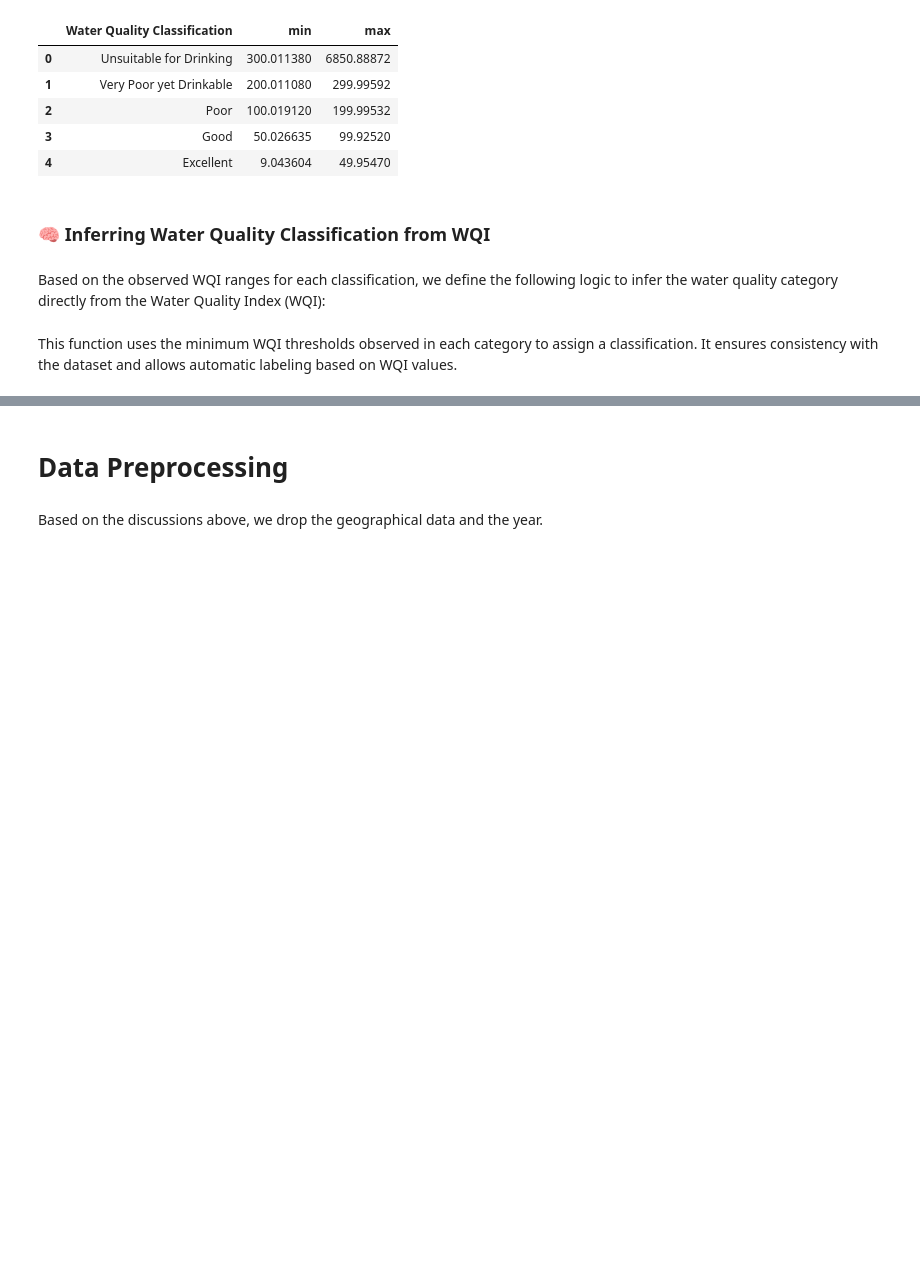
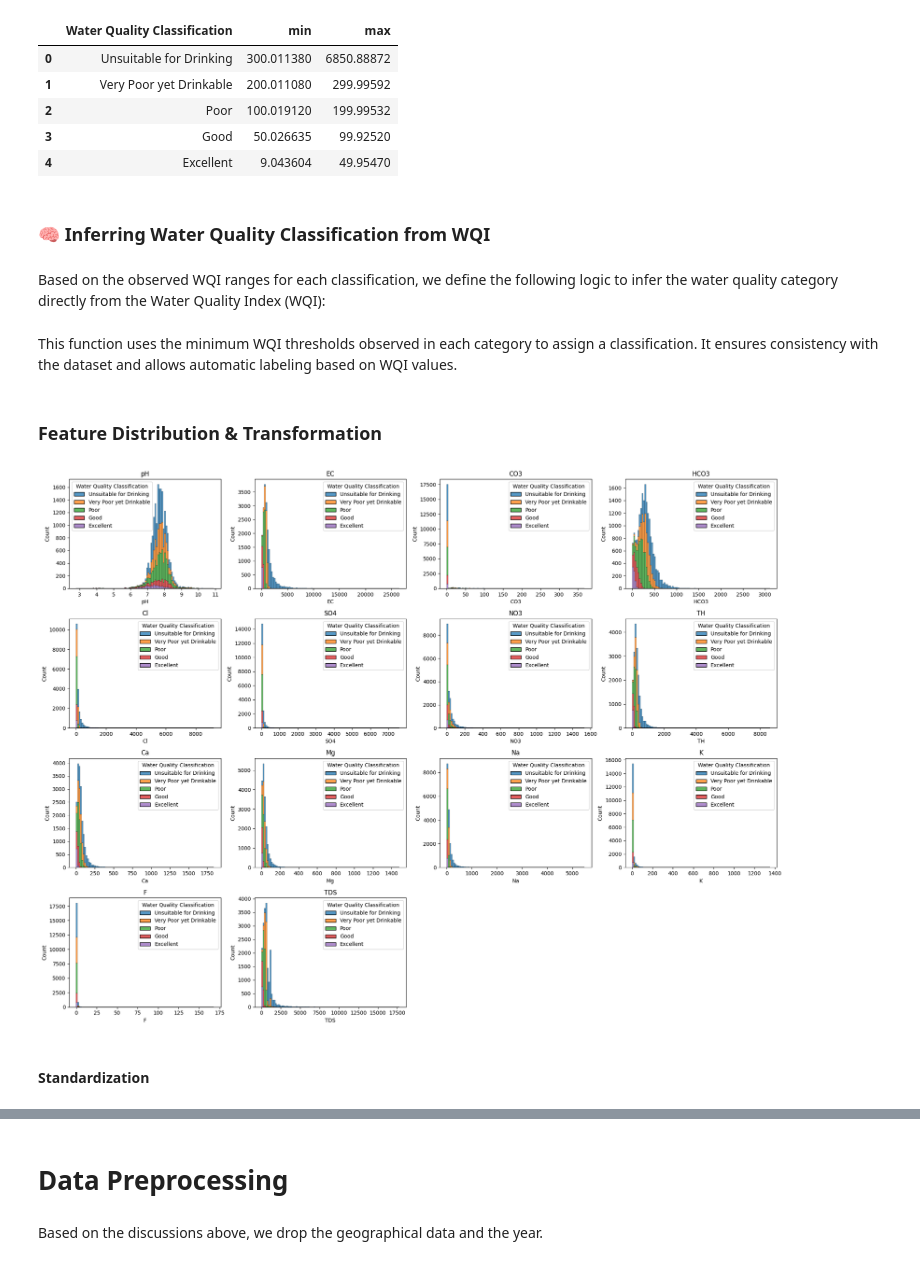
Before and after one commit to aquilina-barhouche/GenAI-Pinnacle-Program, a Jupyter notebook: Module 1 - Intro to DL using PyTorch/01_assignments/assignment_01_water_quality.ipynb, the cells around one changed output, grey strips where cells are left out. Saved outputs shown, nothing was run; the diff lists cells and outputs as text; code cells hidden in the pictures; blank space fills up the shorter version.

```diff
--- a/Module 1 - Intro to DL using PyTorch/01_assignments/assignment_01_water_quality.ipynb
+++ b/Module 1 - Intro to DL using PyTorch/01_assignments/assignment_01_water_quality.ipynb
@@ -173,3 +173,29 @@ def classify_water_quality(wqi):
         return "Unknown"
 # %% [markdown]
 This function uses the minimum WQI thresholds observed in each category to assign a classification. It ensures consistency with the dataset and allows automatic labeling based on WQI values.
+# %% [markdown]
+### Feature Distribution & Transformation
+# %%
+col_to_ignore = ["Latitude", "Longitude", "Year", "WQI"]
+
+col_to_plot = df.select_dtypes(include="number").drop(columns=col_to_ignore).columns
+
+
+fig, axes = plt.subplots(nrows=4, ncols=4, figsize=(20, 15))
+axes = axes.flatten()
+
+# Plot each histogram in the subplot
+for i, col in enumerate(col_to_plot):
+    sns.histplot(data=df, x=col, bins=100, hue="Water Quality Classification", multiple="stack", ax=axes[i])
+    axes[i].set_title(col)
+
+# Hide any unused subplots
+for j in range(len(col_to_plot), 16):
+    fig.delaxes(axes[j])
+
+# Adjust layout
+plt.tight_layout()
+# %% [output]
+[figure, added]
+# %% [markdown]
+#### Standardization
```
Also changed, not shown: parts of 36 cells of this notebook.
